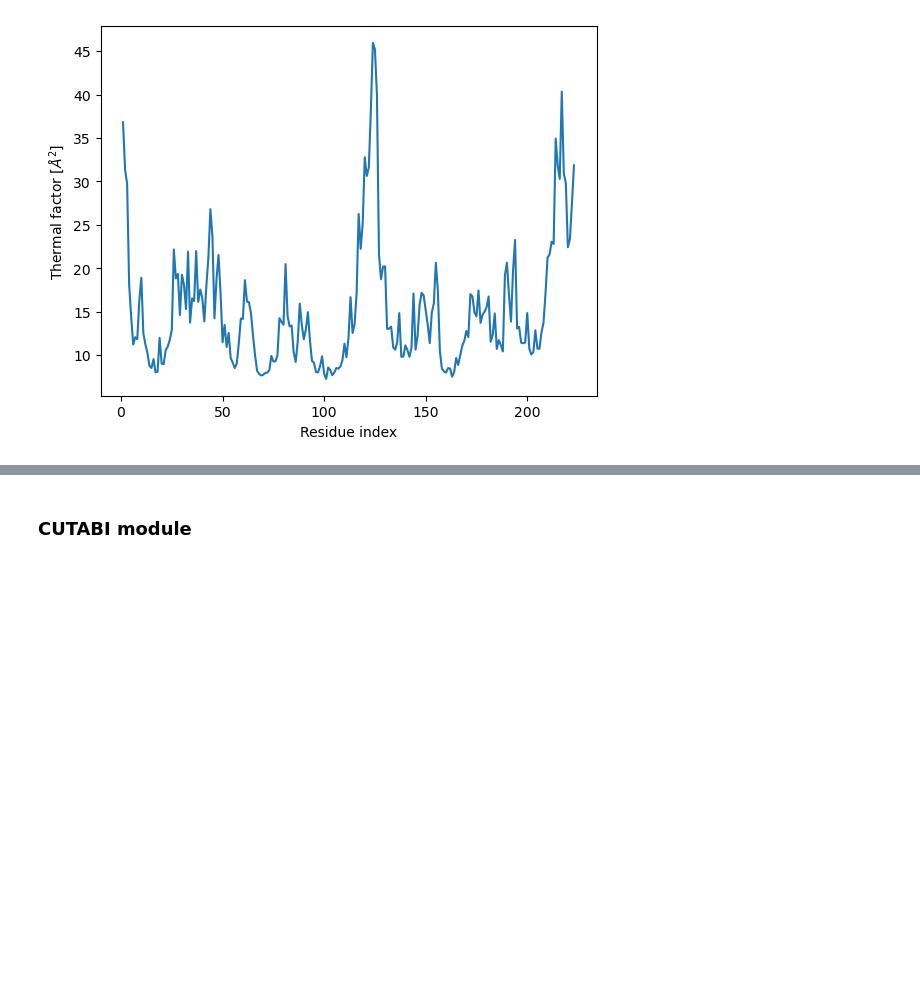
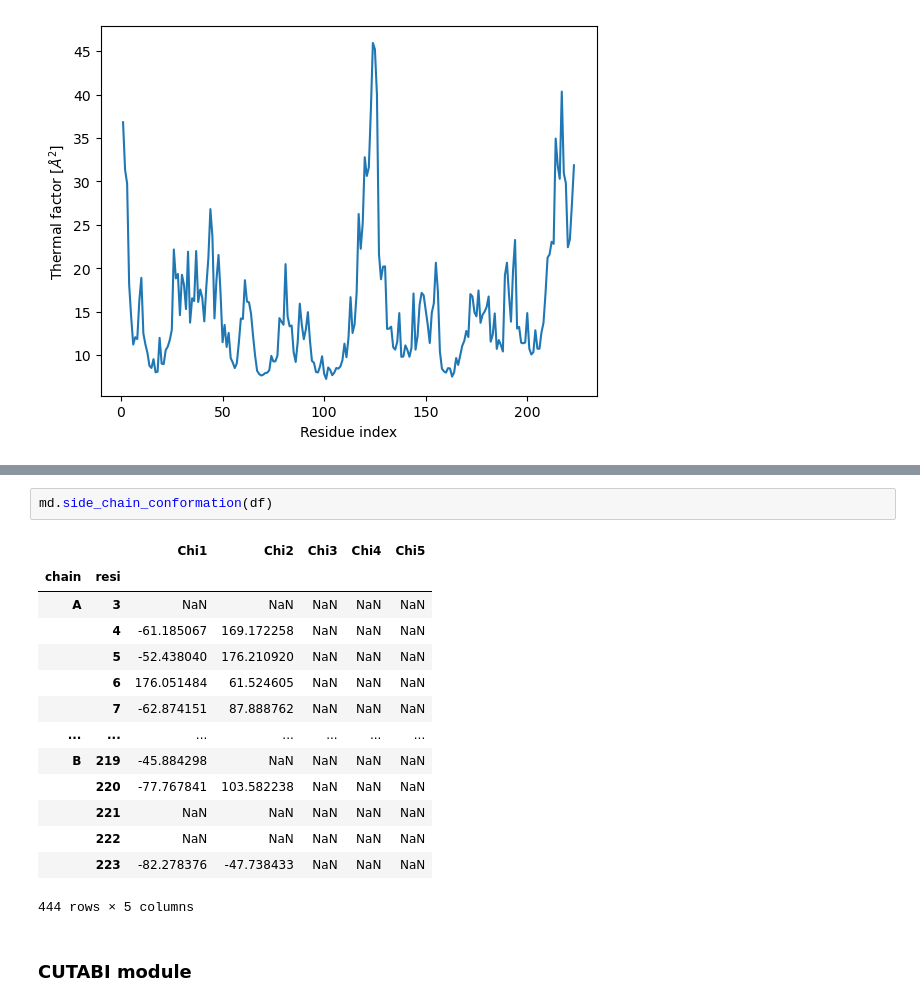
Before and after one commit to NicolasPetiot/md_manager, a Jupyter notebook: basic_usage.ipynb, the cells around one changed output, grey strips where cells are left out. Cells and saved outputs as stored; diff of their text form; blank space fills up the shorter version.

```diff
--- a/basic_usage.ipynb
+++ b/basic_usage.ipynb
@@ -56,2 +80,19 @@ ca.head()
+# %%
+md.side_chain_conformation(df)
+# %% [output]
+|  |  | Chi1 | Chi2 | Chi3 | Chi4 | Chi5 |
+| chain | resi |  |  |  |  |  |
+| A | 3 | NaN | NaN | NaN | NaN | NaN |
+|  | 4 | -61.185067 | 169.172258 | NaN | NaN | NaN |
+|  | 5 | -52.438040 | 176.210920 | NaN | NaN | NaN |
+|  | 6 | 176.051484 | 61.524605 | NaN | NaN | NaN |
+|  | 7 | -62.874151 | 87.888762 | NaN | NaN | NaN |
+| ... | ... | ... | ... | ... | ... | ... |
+| B | 219 | -45.884298 | NaN | NaN | NaN | NaN |
+|  | 220 | -77.767841 | 103.582238 | NaN | NaN | NaN |
+|  | 221 | NaN | NaN | NaN | NaN | NaN |
+|  | 222 | NaN | NaN | NaN | NaN | NaN |
+|  | 223 | -82.278376 | -47.738433 | NaN | NaN | NaN |
+444 rows × 5 columns
 # %% [markdown]
 ### CUTABI module
```
Also changed, not shown: parts of 15 cells of this notebook, 1 other file.
